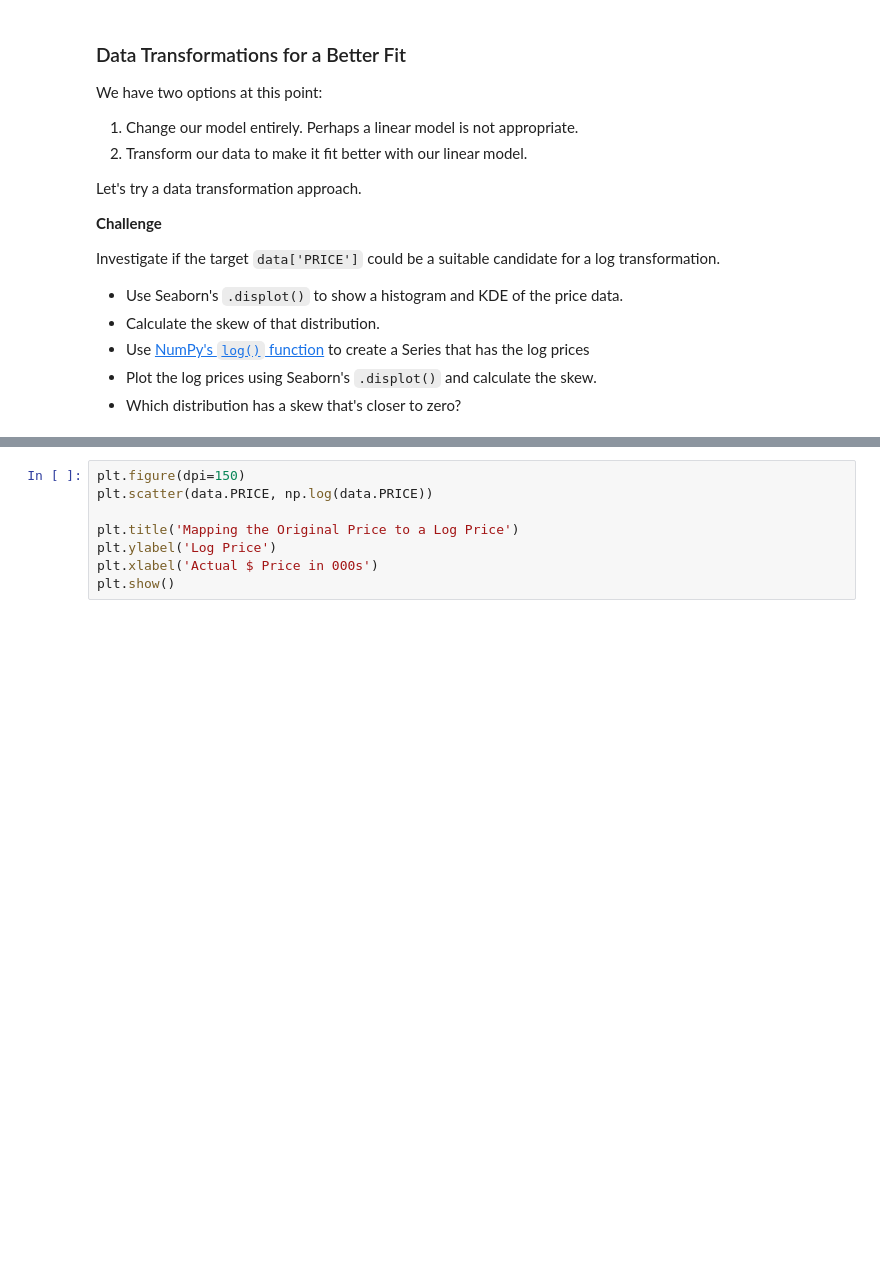
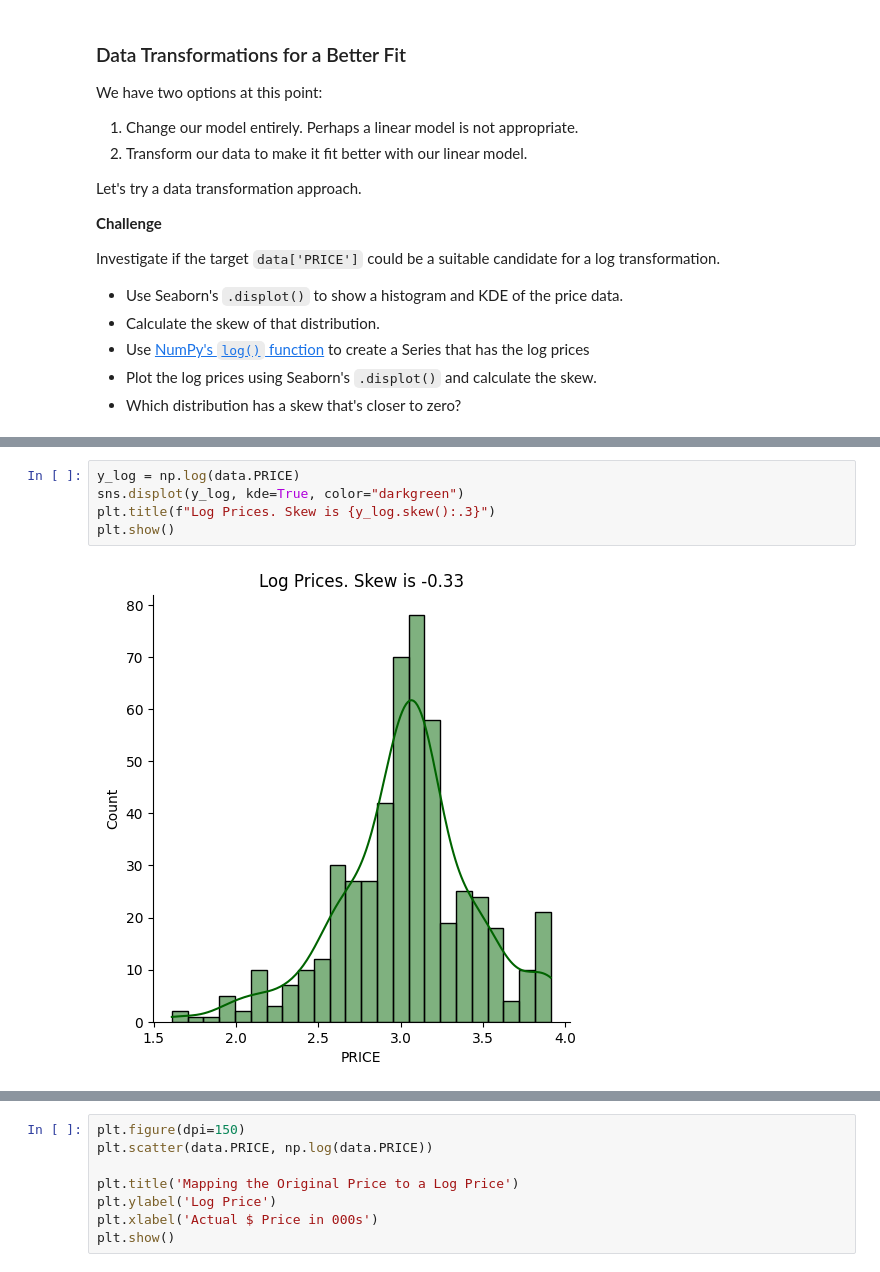
Before and after one commit to Soulbolt/Day-81-Capstone-Project-Predict-house-prices, a Jupyter notebook: Multivariable_Regression_and_Valuation_Model_(start).ipynb, the cells around one changed output, grey strips where cells are left out. Cells and saved outputs as stored; diff of their text form; blank space fills up the shorter version.

```diff
--- a/Multivariable_Regression_and_Valuation_Model_(start).ipynb
+++ b/Multivariable_Regression_and_Valuation_Model_(start).ipynb
@@ -509,3 +516,10 @@ Investigate if the target `data['PRICE']` could be a suitable candidate for a lo
+# %%
+y_log = np.log(data.PRICE)
+sns.displot(y_log, kde=True, color="darkgreen")
+plt.title(f"Log Prices. Skew is {y_log.skew():.3}")
+plt.show()
+# %% [output]
+[figure, added]
 # %% [markdown]
 #### How does the log transformation work?
 
```
Also changed, not shown: parts of 1 cell of this notebook.
